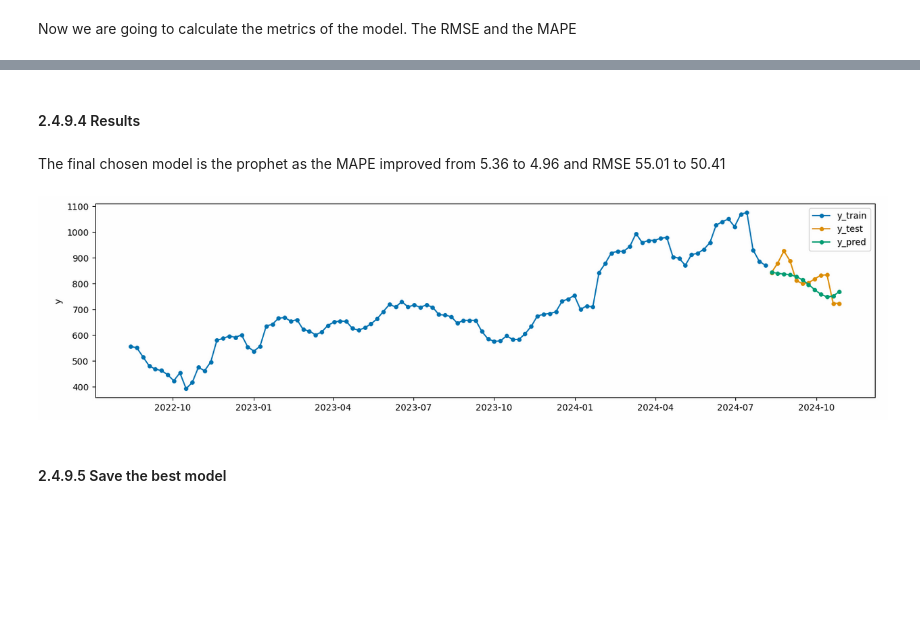
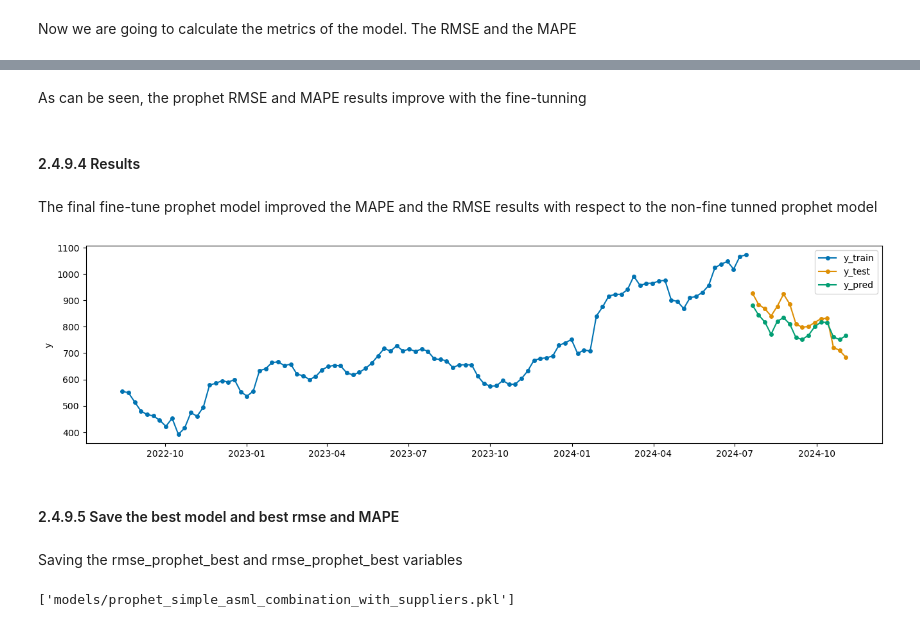
Before and after one commit to mbarriola96/stock_prices_forecasting, a Jupyter notebook: 05_modelling.ipynb, the cells around one changed output, grey strips where cells are left out. Drawn from its saved outputs; the diff is of its cells as text; code cells hidden in the pictures; blank space fills up the shorter version.

```diff
--- a/05_modelling.ipynb
+++ b/05_modelling.ipynb
@@ -640,8 +650,14 @@ rmse_prophet_best
+# %% [markdown]
+As can be seen, the prophet RMSE and MAPE results improve with the fine-tunning
 # %% [markdown]
 #### 2.4.9.4 Results
-# %% [markdown]
-The final chosen model is the prophet as the MAPE improved from 5.36 to 4.96 and RMSE 55.01 to 50.41
-# %% [markdown]
-![imagen-2.png](attachment:imagen-2.png)
+# %% [markdown]
+The final fine-tune prophet model improved the MAPE and the RMSE results with respect to the non-fine tunned prophet model
+# %%
+plot_series(train_data_prophet['y'][500:], test_data_prophet['y'], forecast_best, labels=["y_train", "y_test", "y_pred"]);
+# %% [output]
+[figure, added]
 # %% [markdown]
-#### 2.4.9.5 Save the best model
+#### 2.4.9.5 Save the best model and best rmse and MAPE
+# %% [markdown]
+Saving the rmse_prophet_best and rmse_prophet_best variables
@@ -648,2 +672,5 @@ The final chosen model is the prophet as the MAPE improved from 5.36 to 4.96 and
 # %%
-# joblib.dump(prophet_model_best, output_model_path)
+# Saving the best model
+joblib.dump(prophet_model_best, output_model_path)
+# %% [output]
+['models/prophet_simple_asml_combination_with_suppliers.pkl']
```
Also changed, not shown: parts of 11 cells of this notebook, 6 other files.
